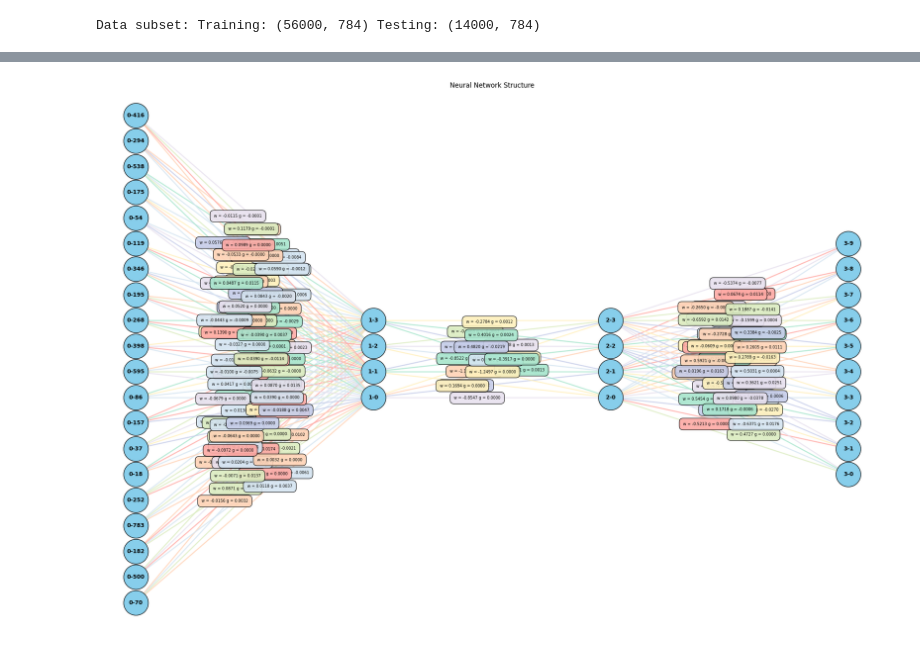
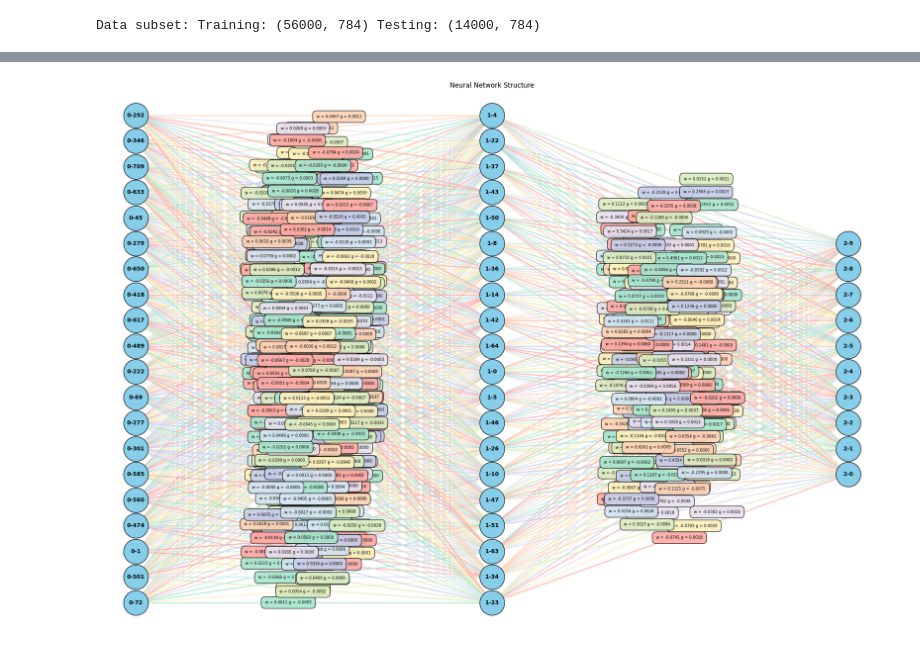
Before and after one commit to mybajwk/ML-49, a Jupyter notebook: src/main.ipynb, the cells around one changed output, grey strips where cells are left out. Saved outputs shown, nothing was run; the diff lists cells and outputs as text; code cells hidden in the pictures.

```diff
--- a/src/main.ipynb
+++ b/src/main.ipynb
@@ -186,7 +186,7 @@ y_test = tc.tensor(np.asarray(y_test), dtype=tc.int64)
 
 print(X_train.get_device())
 custom_model = FFNN(
-    [784, 4,4, 10],
+    [784, 66, 10],
     activations_list=['relu','relu','softmax'],
     loss_function='cce',
     weight_init='he_xavier',
@@ -236 +236 @@ Akurasi model custom FFNN: 0.09421428292989731
-[figure, old version]
+[figure, new version]
```
Also changed, not shown: parts of 4 cells of this notebook, 2 other files.
